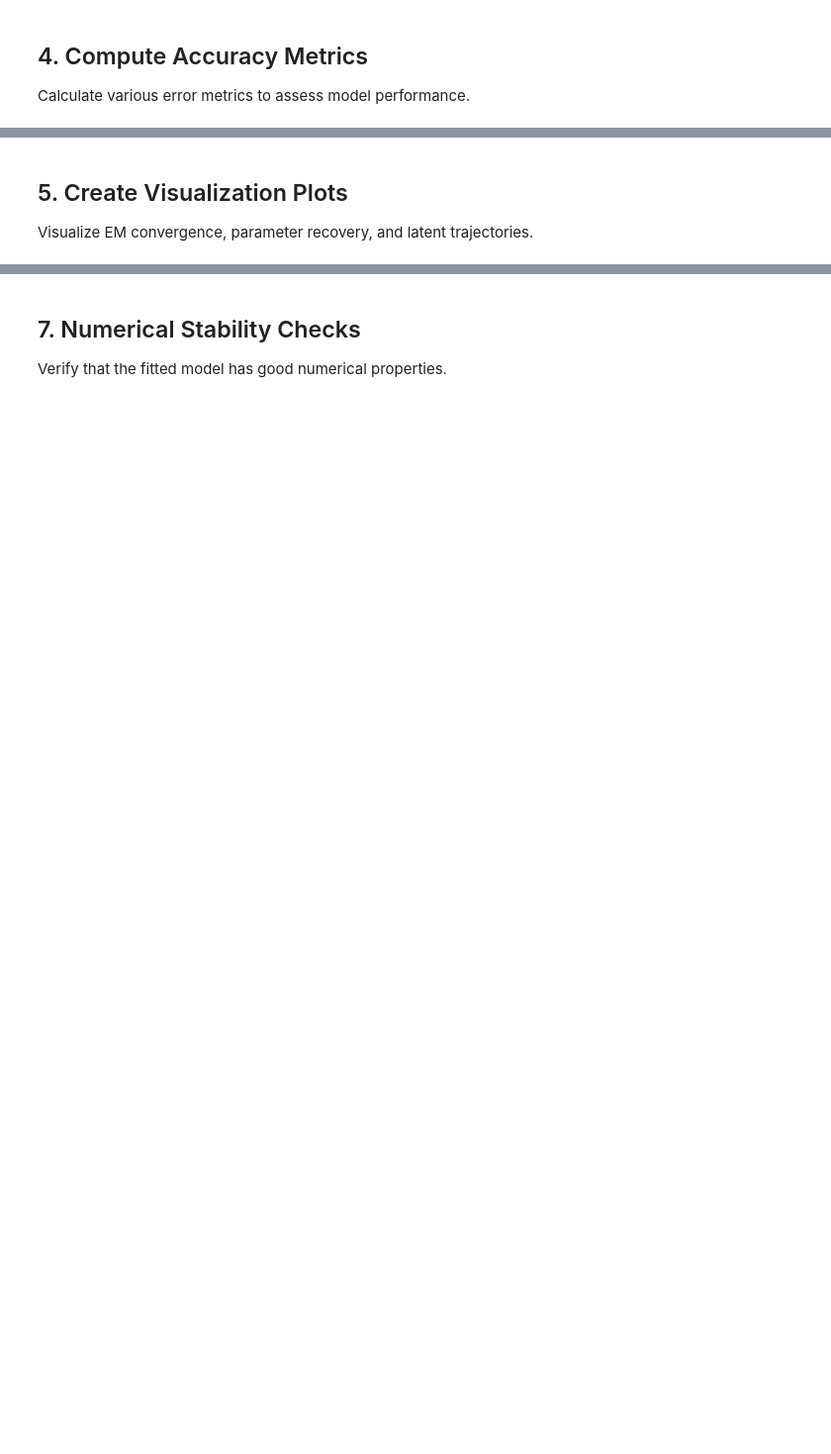
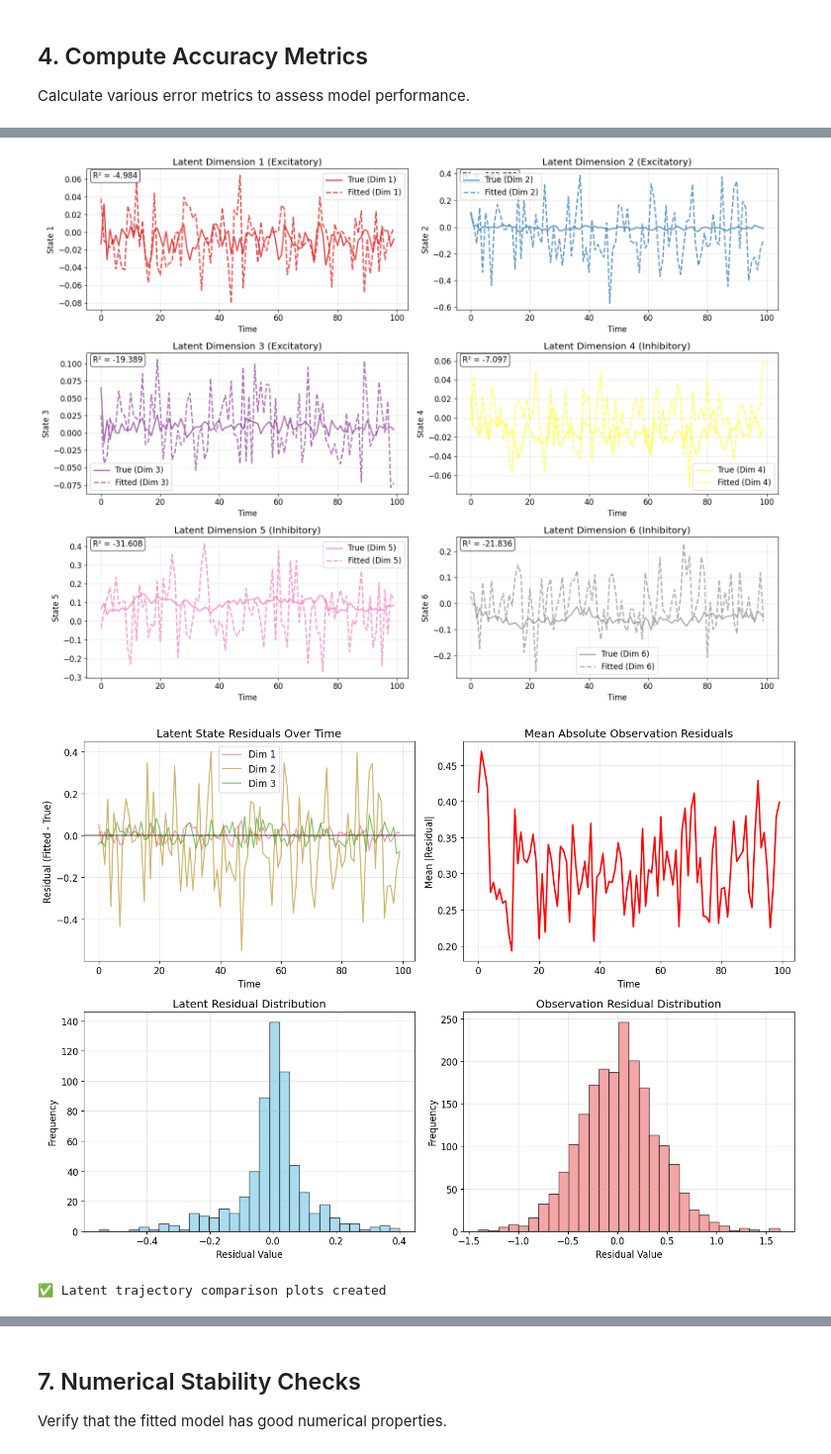
Before and after one commit to kasherri/CTDS, a Jupyter notebook: ctds_model_validation.ipynb, the cells around one changed output, grey strips where cells are left out. Shown at 99% size. Saved outputs shown, nothing was run; the diff lists cells and outputs as text; code cells hidden in the pictures; blank space fills up the shorter version.

```diff
--- a/ctds_model_validation.ipynb
+++ b/ctds_model_validation.ipynb
@@ -712,10 +414,10 @@ print("✅ Numerical stability analysis and visualization completed!")
 # %%
 # Compute latent trajectory recovery
 print("Computing latent trajectory metrics...")
-
+states_true=jnp.mean(batched_states[:num_train_trials], axis=0)
 # Run smoother to get fitted latent states
-posterior = ctds_model.smoother(params_fitted, observations_batch)
-states_fitted = posterior.smoothed_means[0]  # Remove batch dimension
+posterior = ctds.smoother(params_fitted, train_obs)
+states_fitted = posterior[0]
 
 # Latent trajectory MSE
 latent_mse = jnp.mean((states_fitted - states_true)**2)
@@ -776,4 +459,0 @@ print(f"  Test LL per step:     {test_ll_per_step:.4f}")
-# %% [markdown]
-## 5. Create Visualization Plots
-
-Visualize EM convergence, parameter recovery, and latent trajectories.
@@ -905,30 +463,72 @@ fig, axes = plt.subplots(3, 2, figsize=(16, 12))
 axes = axes.flatten()
 
 # Plot first 6 dimensions (all dimensions in our case)
 time_points = jnp.arange(T)
 colors = plt.cm.Set1(np.linspace(0, 1, D))
 
 for i in range(D):
     ax = axes[i]
 
     # Plot true and fitted trajectories
     ax.plot(time_points, states_true[:, i], color=colors[i], linewidth=2,
            label=f'True (Dim {i+1})', alpha=0.8)
     ax.plot(time_points, states_fitted[:, i], color=colors[i], linewidth=2,
            linestyle='--', label=f'Fitted (Dim {i+1})', alpha=0.8)
 
     # Add R² score
     r2_score = latent_r2_per_dim[i]
     ax.text(0.02, 0.98, f'R² = {r2_score:.3f}', transform=ax.transAxes,
            verticalalignment='top', bbox=dict(boxstyle='round', facecolor='white', alpha=0.8))
 
     ax.set_xlabel('Time')
     ax.set_ylabel(f'State {i+1}')
     ax.set_title(f'Latent Dimension {i+1} {"(Excitatory)" if i < 3 else "(Inhibitory)"}')
     ax.legend()
     ax.grid(True, alpha=0.3)
 
 plt.tight_layout()
 plt.show()
 
+
+# Residual analysis
+fig, axes = plt.subplots(2, 2, figsize=(14, 10))
+
+# Latent residuals over time
+latent_residuals = states_fitted - states_true
+for i in range(min(3, D)):
+    axes[0, 0].plot(latent_residuals[:, i], label=f'Dim {i+1}', alpha=0.7)
+axes[0, 0].axhline(y=0, color='black', linestyle='-', alpha=0.5)
+axes[0, 0].set_title('Latent State Residuals Over Time')
+axes[0, 0].set_xlabel('Time')
+axes[0, 0].set_ylabel('Residual (Fitted - True)')
+axes[0, 0].legend()
+axes[0, 0].grid(True, alpha=0.3)
+
+# Observation residuals over time
+obs_residuals = observations_pred - observations
+axes[0, 1].plot(jnp.mean(jnp.abs(obs_residuals), axis=1), color='red', linewidth=2)
+axes[0, 1].set_title('Mean Absolute Observation Residuals')
+axes[0, 1].set_xlabel('Time')
+axes[0, 1].set_ylabel('Mean |Residual|')
+axes[0, 1].grid(True, alpha=0.3)
+
+# Residual distributions
+axes[1, 0].hist(latent_residuals.flatten(), bins=30, alpha=0.7, color='skyblue', edgecolor='black')
+axes[1, 0].set_title('Latent Residual Distribution')
+axes[1, 0].set_xlabel('Residual Value')
+axes[1, 0].set_ylabel('Frequency')
+axes[1, 0].grid(True, alpha=0.3)
+
+axes[1, 1].hist(obs_residuals.flatten(), bins=30, alpha=0.7, color='lightcoral', edgecolor='black')
+axes[1, 1].set_title('Observation Residual Distribution')
+axes[1, 1].set_xlabel('Residual Value')
+axes[1, 1].set_ylabel('Frequency')
+axes[1, 1].grid(True, alpha=0.3)
+
+plt.tight_layout()
+plt.show()
 print("✅ Latent trajectory comparison plots created")
+# %% [output]
+[figure, added]
+[figure, added]
+✅ Latent trajectory comparison plots created
```
Also changed, not shown: parts of 23 cells of this notebook, 2 other files.
